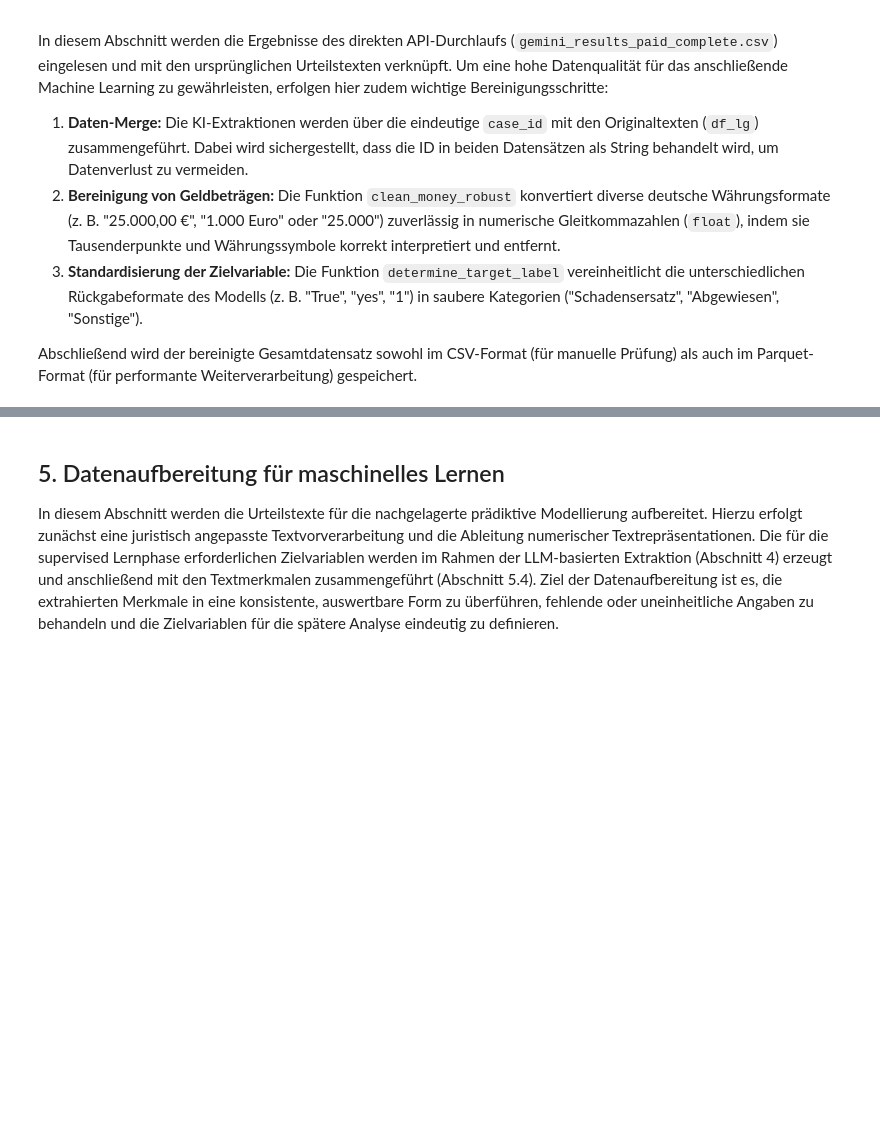
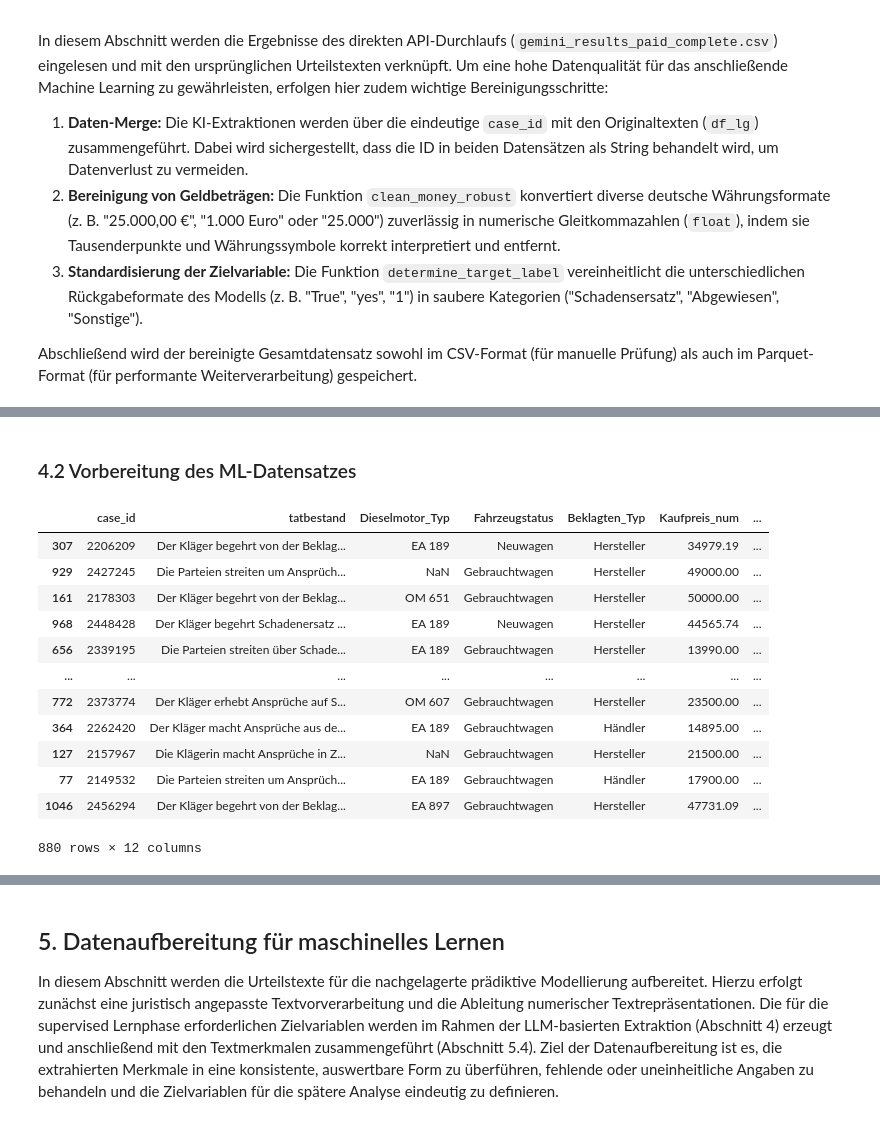
Before and after one commit to Theresa17/ds_law, a Jupyter notebook: backend/jupyter_notebook/analyse_final.ipynb, the cells around one changed output, grey strips where cells are left out. Cells and saved outputs as stored; diff of their text form; code cells hidden in the pictures; blank space fills up the shorter version.

```diff
--- a/backend/jupyter_notebook/analyse_final.ipynb
+++ b/backend/jupyter_notebook/analyse_final.ipynb
@@ -501,6 +519,9 @@ if "LABEL_Schadensersatzhoehe_Betrag" in df_dataset.columns:
 # Label erstellen
 df_dataset["target_label"] = df_dataset.apply(determine_target_label, axis=1)
 
+# "Sonstige" rausschmeißen, da 7,2 % (86) vom Datensatz --> Rauschen
+df_dataset = df_dataset[df_dataset["target_label"] != "Sonstige"].copy()
+
 # Speichern
 df_dataset.to_parquet("lg_diesel_urteile_final.parquet", index=False)
 df_dataset.to_csv("lg_diesel_urteile_final.csv", index=False)
@@ -658,0 +560,47 @@ Probe-ID im Training: 2304966
+# %% [markdown]
+### 4.2 Vorbereitung des ML-Datensatzes
+# %%
+df_ml = df_dataset.copy()
+
+# 1. Tatbestand extrahieren (hast du schon in 'tatbestand' umbenannt)
+df_ml['tatbestand'] = df_ml['segments'].apply(lambda x: x.get('tatbestand', '') if isinstance(x, dict) else '')
+
+# 2. Alle relevanten Input-Variablen definieren
+# Hier fügen wir alles hinzu, was Gemini extrahiert hat
+input_features = [
+    'Dieselmotor_Typ', 'Fahrzeugstatus', 'Beklagten_Typ',
+    'Kaufpreis_num', 'Kilometerstand_Kauf', 'Erwartete_Gesamtlaufleistung',
+    'Klageziel', 'Rechtsgrundlage'
+]
+
+# Labels (Y)
+labels = ['LABEL_Anspruch_Schadensersatz', 'LABEL_Schadensersatzhoehe_Range']
+
+# 3. Filtern und Cleaning
+df_ml = df_ml.dropna(subset=['LABEL_Anspruch_Schadensersatz', 'tatbestand'])
+df_ml['LABEL_Anspruch_Schadensersatz'] = df_ml['LABEL_Anspruch_Schadensersatz'].astype(int)
+
+# Datensatz auf diese Auswahl kürzen
+df_ml = df_ml[['case_id', 'tatbestand'] + input_features + labels]
+
+# Split wie gehabt
+from sklearn.model_selection import train_test_split
+train_df, test_df = train_test_split(
+    df_ml, test_size=0.2, random_state=42, stratify=df_ml['LABEL_Anspruch_Schadensersatz']
+)
+# %%
+train_df
+# %% [output]
+|  | case_id | tatbestand | Dieselmotor_Typ | Fahrzeugstatus | Beklagten_Typ | Kaufpreis_num | ... |
+| 307 | 2206209 | Der Kläger begehrt von der Beklag... | EA 189 | Neuwagen | Hersteller | 34979.19 | ... |
+| 929 | 2427245 | Die Parteien streiten um Ansprüch... | NaN | Gebrauchtwagen | Hersteller | 49000.00 | ... |
+| 161 | 2178303 | Der Kläger begehrt von der Beklag... | OM 651 | Gebrauchtwagen | Hersteller | 50000.00 | ... |
+| 968 | 2448428 | Der Kläger begehrt Schadenersatz ... | EA 189 | Neuwagen | Hersteller | 44565.74 | ... |
+| 656 | 2339195 | Die Parteien streiten über Schade... | EA 189 | Gebrauchtwagen | Hersteller | 13990.00 | ... |
+| ... | ... | ... | ... | ... | ... | ... | ... |
+| 772 | 2373774 | Der Kläger erhebt Ansprüche auf S... | OM 607 | Gebrauchtwagen | Hersteller | 23500.00 | ... |
+| 364 | 2262420 | Der Kläger macht Ansprüche aus de... | EA 189 | Gebrauchtwagen | Händler | 14895.00 | ... |
+| 127 | 2157967 | Die Klägerin macht Ansprüche in Z... | NaN | Gebrauchtwagen | Hersteller | 21500.00 | ... |
+| 77 | 2149532 | Die Parteien streiten um Ansprüch... | EA 189 | Gebrauchtwagen | Händler | 17900.00 | ... |
+| 1046 | 2456294 | Der Kläger begehrt von der Beklag... | EA 897 | Gebrauchtwagen | Hersteller | 47731.09 | ... |
+880 rows × 12 columns
```
Also changed, not shown: parts of 33 cells of this notebook, 2 other files.
